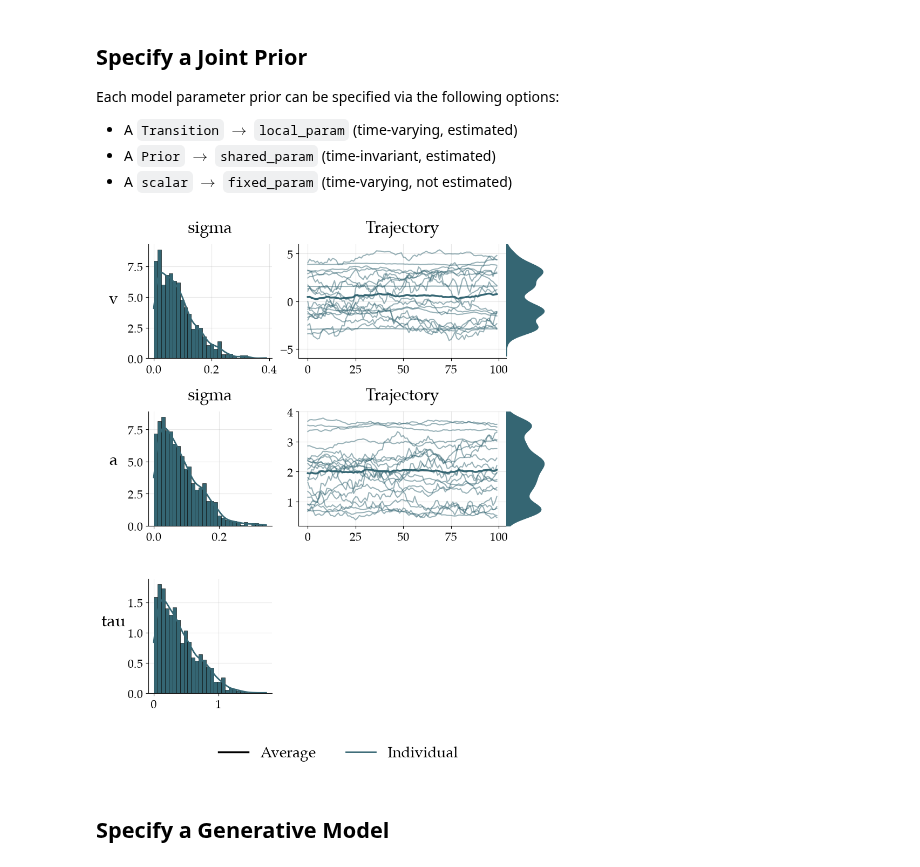
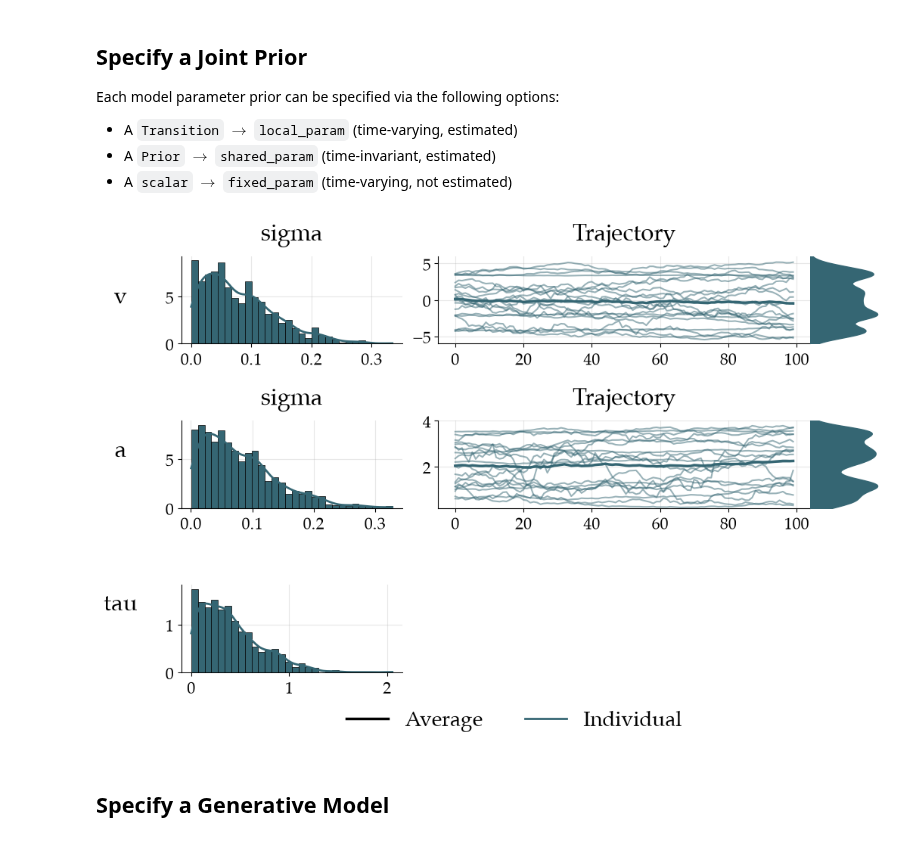
Before and after one commit to LuSchumacher/superstats, a Jupyter notebook: examples/minimal_workflow_demo.ipynb, the cells around one changed output. Saved outputs shown, nothing was run; the diff lists cells and outputs as text; code cells hidden in the pictures.

```diff
--- a/examples/minimal_workflow_demo.ipynb
+++ b/examples/minimal_workflow_demo.ipynb
@@ -20,23 +20,19 @@ Each model parameter prior can be specified via the following options:
 - A `scalar` $\rightarrow$ `fixed_param` (time-varying, not estimated)
 # %%
 joint_prior = sup.prior.JointPrior(
-    v = sup.transition.RandomWalk(
-        bounds=(-6, 6),
-    ),
-    a = sup.transition.RandomWalk(
-        bounds=(0.2, 4)
-    ),
+    v = sup.transition.RandomWalk(bounds=(-6, 6)),
+    a = sup.transition.RandomWalk(bounds=(0.2, 4)),
     tau = sup.prior.Prior("halfnormal", scale=0.5),
     bias = 0.5
 )
 # %%
 fig = joint_prior.plot_joint_prior(
-    num_steps=NUM_STEPS,
-    num_draws=1000,
-    num_trajectories=20
+    num_steps=100,
+    num_trajectories=20,
+    figsize=(10, 6.5)
 )
 # %% [output]
-[figure, old version]
+[figure, new version]
 # %% [markdown]
 ## Specify a Generative Model
 # %%
```
Also changed, not shown: parts of 12 cells of this notebook, 60 other files.
